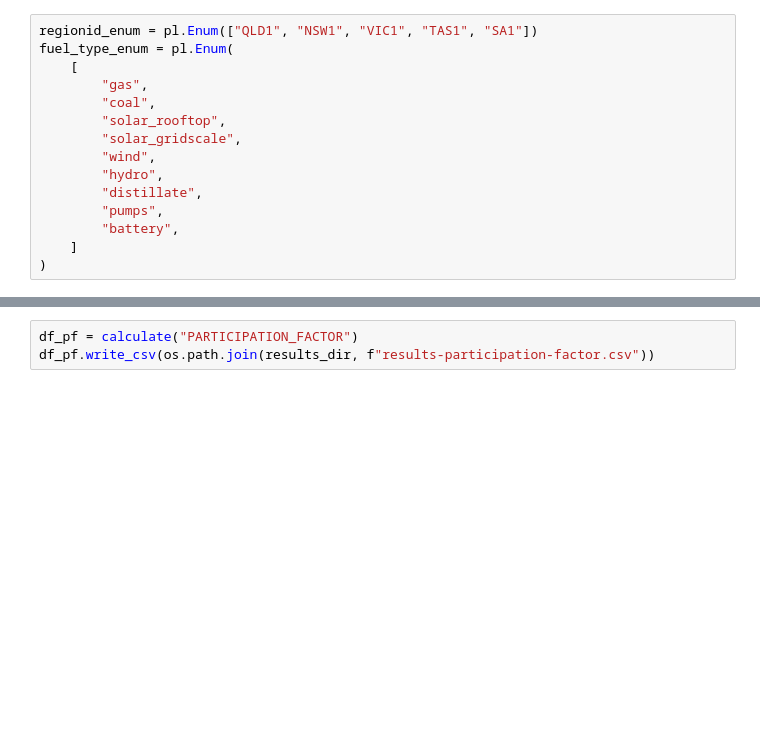
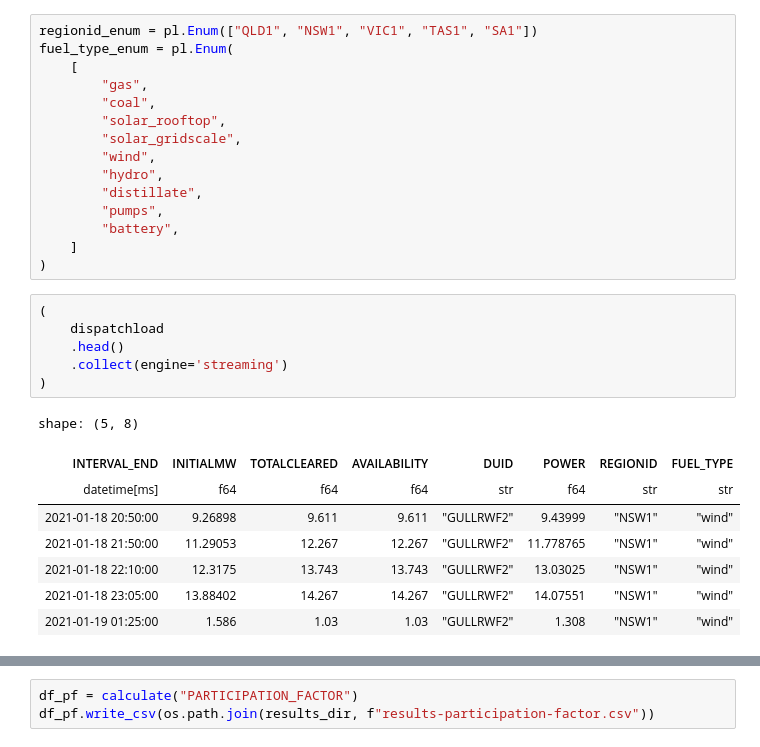
Before and after one commit to mdavis-xyz/masters-thesis, a Jupyter notebook: capture-price-ratio/capture-ratio.ipynb, the cells around one changed output, grey strips where cells are left out. Saved outputs shown, nothing was run; the diff lists cells and outputs as text; blank space fills up the shorter version.

```diff
--- a/capture-price-ratio/capture-ratio.ipynb
+++ b/capture-price-ratio/capture-ratio.ipynb
@@ -472,6 +586,21 @@ fuel_type_enum = pl.Enum(
         "battery",
     ]
 )
+# %%
+(
+    dispatchload
+    .head()
+    .collect(engine='streaming')
+)
+# %% [output]
+shape: (5, 8)
+| INTERVAL_END | INITIALMW | TOTALCLEARED | AVAILABILITY | DUID | POWER | REGIONID | FUEL_TYPE |
+| datetime[ms] | f64 | f64 | f64 | str | f64 | str | str |
+| 2021-01-18 20:50:00 | 9.26898 | 9.611 | 9.611 | "GULLRWF2" | 9.43999 | "NSW1" | "wind" |
+| 2021-01-18 21:50:00 | 11.29053 | 12.267 | 12.267 | "GULLRWF2" | 11.778765 | "NSW1" | "wind" |
+| 2021-01-18 22:10:00 | 12.3175 | 13.743 | 13.743 | "GULLRWF2" | 13.03025 | "NSW1" | "wind" |
+| 2021-01-18 23:05:00 | 13.88402 | 14.267 | 14.267 | "GULLRWF2" | 14.07551 | "NSW1" | "wind" |
+| 2021-01-19 01:25:00 | 1.586 | 1.03 | 1.03 | "GULLRWF2" | 1.308 | "NSW1" | "wind" |
 # %%
 def calculate(metric):
     return (
```
Also changed, not shown: parts of 30 cells of this notebook.
